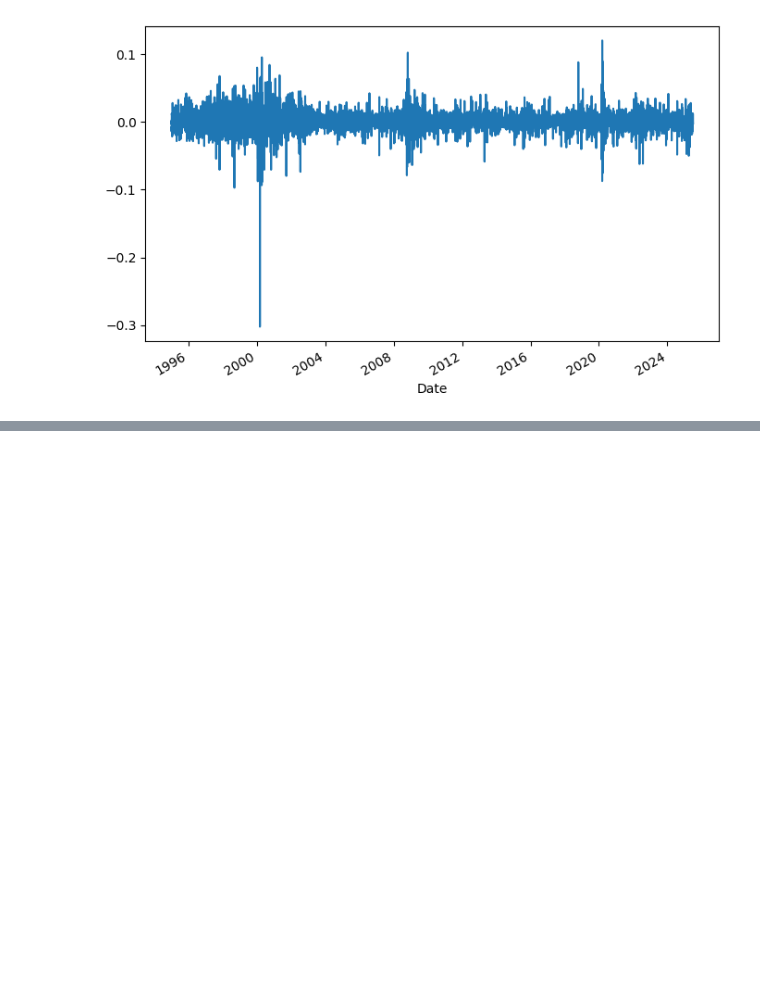
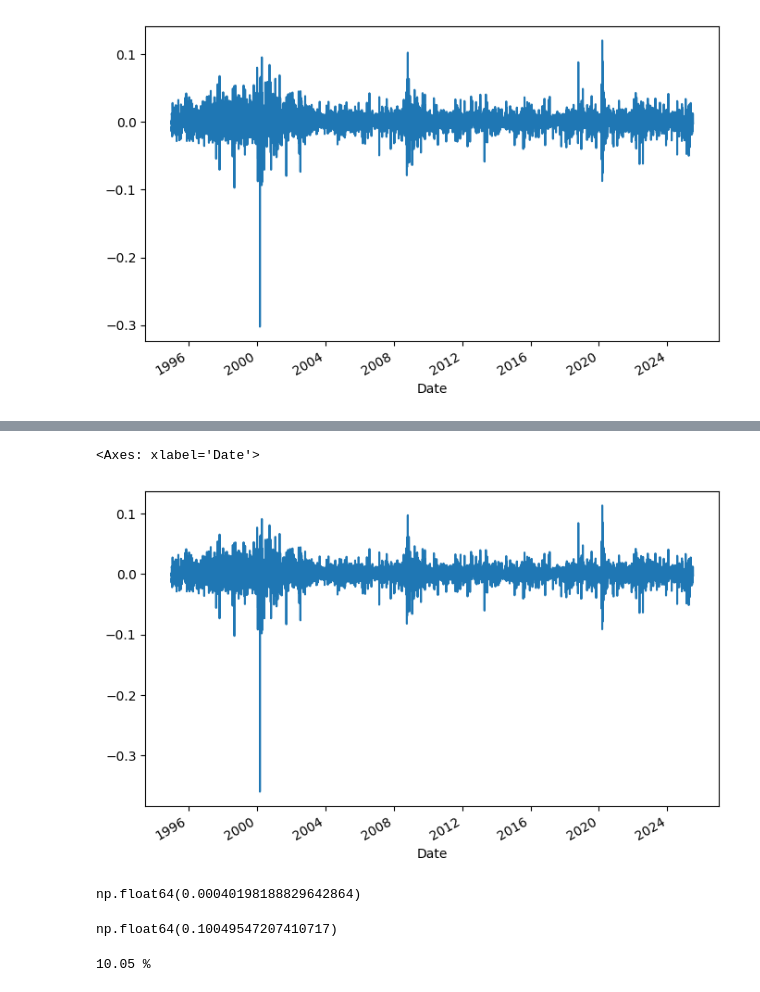
Before and after one commit to Rainspistols/Python-for-Finance, a Jupyter notebook: some.ipynb, the cells around one changed output, grey strips where cells are left out. Saved outputs shown, nothing was run; the diff lists cells and outputs as text; code cells hidden in the pictures; blank space fills up the shorter version.

```diff
--- a/some.ipynb
+++ b/some.ipynb
@@ -78,0 +65,3 @@ print(str(round(avg_returns_a, 5) * 100) + " %")
+# %%
+PG["log_return"] = np.log(PG["Adj Close"]["PG"] / PG["Adj Close"]["PG"].shift(1))
+print(PG["log_return"])
@@ -78,0 +82,19 @@ print(str(round(avg_returns_a, 5) * 100) + " %")
+# %%
+PG["log_return"].plot(figsize=(8, 5))
+# %% [output]
+<Axes: xlabel='Date'>
+[figure, added]
+# %%
+log_return_d = PG["log_return"].mean()
+log_return_d
+# %% [output]
+np.float64(0.00040198188829642864)
+# %%
+log_return_a = PG["log_return"].mean() * 250
+log_return_a
+# %% [output]
+np.float64(0.10049547207410717)
+# %%
+print(str(round(log_return_a, 5) * 100) + " %")
+# %% [output]
+10.05 %
```
Also changed, not shown: parts of 4 cells of this notebook.
